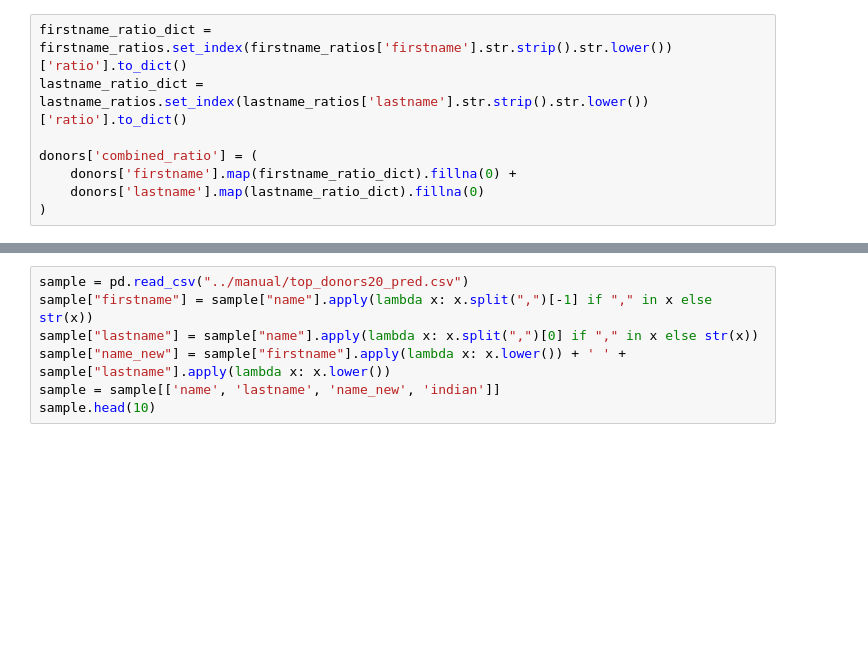
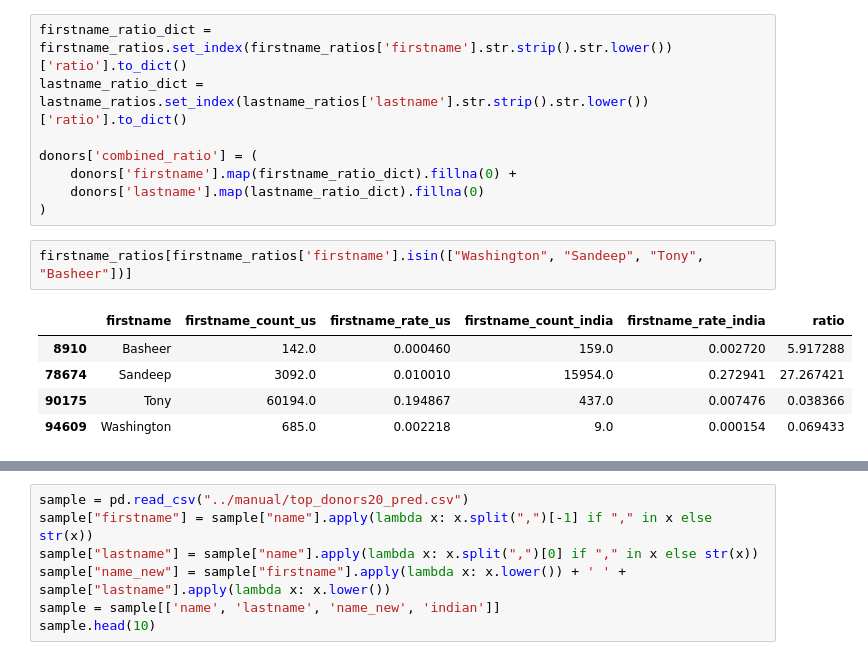
Before and after one commit to kkkarnav/indianamericancontributions, a Jupyter notebook: classif/name_stats_prediction_yearly.ipynb, the cells around one changed output, grey strips where cells are left out. Saved outputs shown, nothing was run; the diff lists cells and outputs as text; blank space fills up the shorter version.

```diff
--- a/classif/name_stats_prediction_yearly.ipynb
+++ b/classif/name_stats_prediction_yearly.ipynb
@@ -50,3 +50,11 @@ donors['combined_ratio'] = (
     donors['firstname'].map(firstname_ratio_dict).fillna(0) +
     donors['lastname'].map(lastname_ratio_dict).fillna(0)
 )
+# %%
+firstname_ratios[firstname_ratios['firstname'].isin(["Washington", "Sandeep", "Tony", "Basheer"])]
+# %% [output]
+|  | firstname | firstname_count_us | firstname_rate_us | firstname_count_india | firstname_rate_india | ratio |
+| 8910 | Basheer | 142.0 | 0.000460 | 159.0 | 0.002720 | 5.917288 |
+| 78674 | Sandeep | 3092.0 | 0.010010 | 15954.0 | 0.272941 | 27.267421 |
+| 90175 | Tony | 60194.0 | 0.194867 | 437.0 | 0.007476 | 0.038366 |
+| 94609 | Washington | 685.0 | 0.002218 | 9.0 | 0.000154 | 0.069433 |
```
Also changed, not shown: parts of 3 cells of this notebook, 3 other files.
